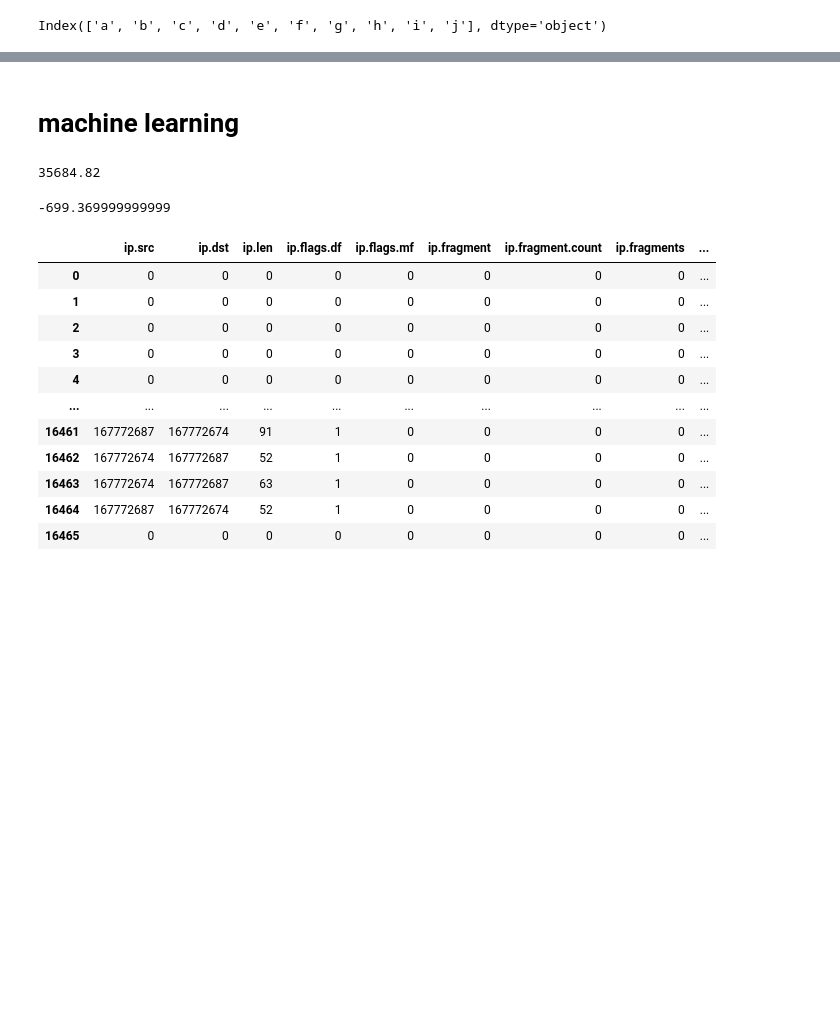
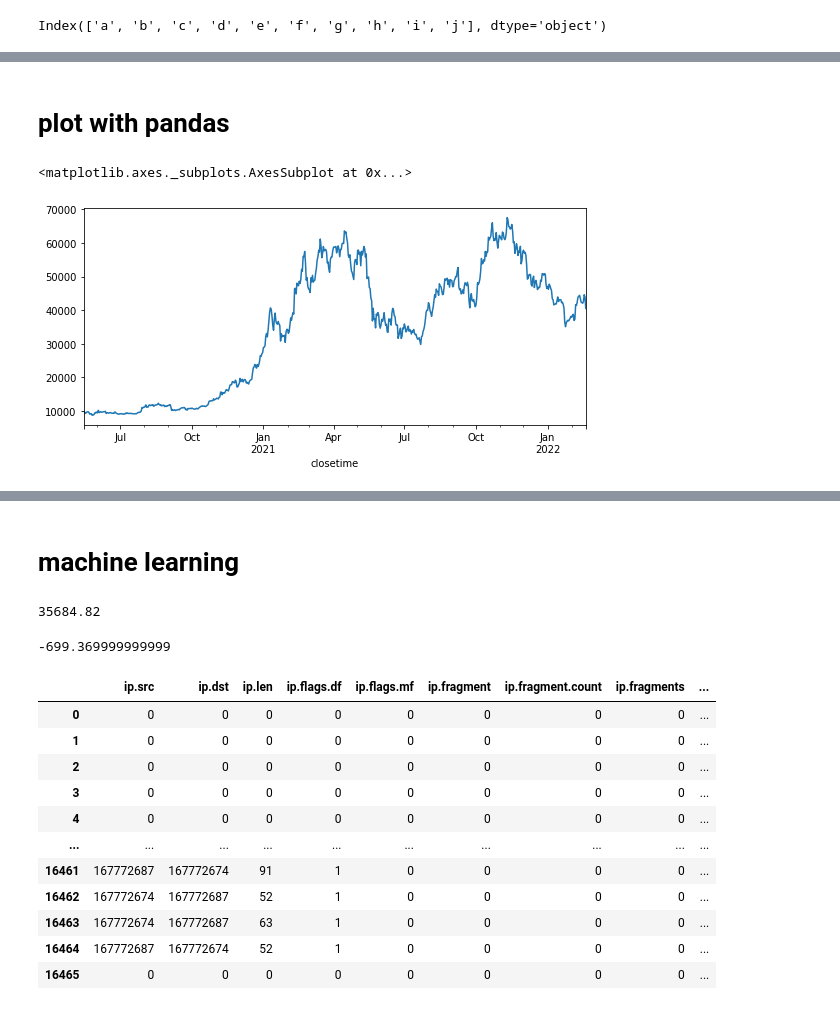
Before and after one commit to RedBatProject/Data-Science-Tools, a Jupyter notebook: data_science.ipynb, the cells around one changed output, grey strips where cells are left out. Drawn from its saved outputs; the diff is of its cells as text; code cells hidden in the pictures; blank space fills up the shorter version.

```diff
--- a/data_science.ipynb
+++ b/data_science.ipynb
@@ -483,0 +890,3 @@ Index(['a', 'b', 'c', 'd', 'e', 'f', 'g', 'h', 'i', 'j'], dtype='object')
+# %%
+datas = pd.read_csv('/content/data.csv',index_col = 0,parse_dates = True)
+datas
@@ -483,0 +908,7 @@ Index(['a', 'b', 'c', 'd', 'e', 'f', 'g', 'h', 'i', 'j'], dtype='object')
+# %% [markdown]
+# plot with pandas
+# %%
+datas['openprice'][1000:-1].plot(figsize = (9,4))
+# %% [output]
+<matplotlib.axes._subplots.AxesSubplot at 0x...>
+[figure, added]
```
Also changed, not shown: parts of 119 cells of this notebook.
